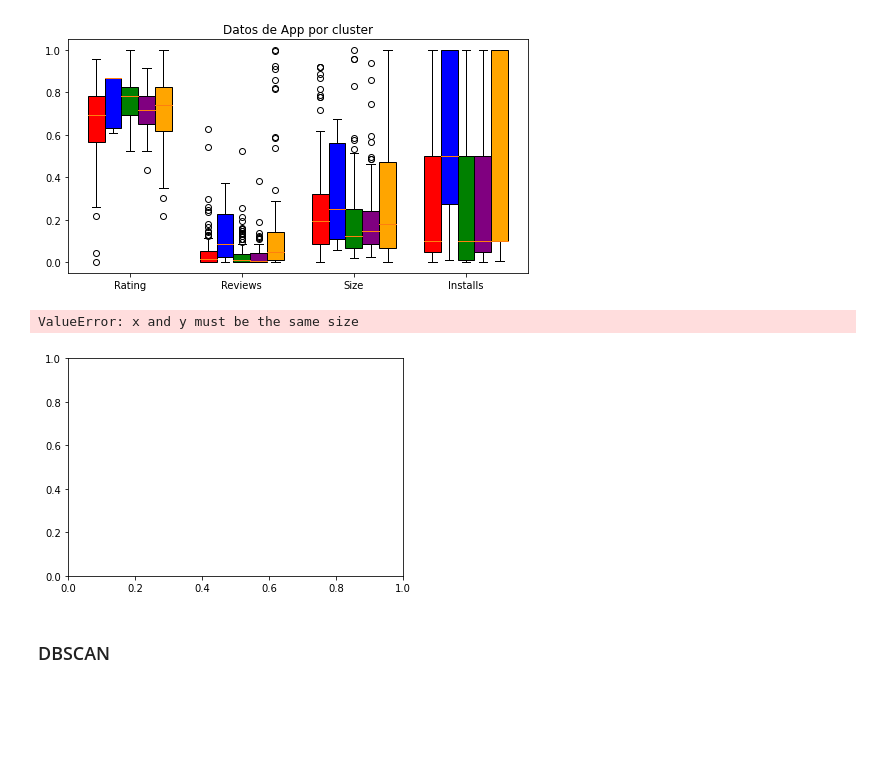
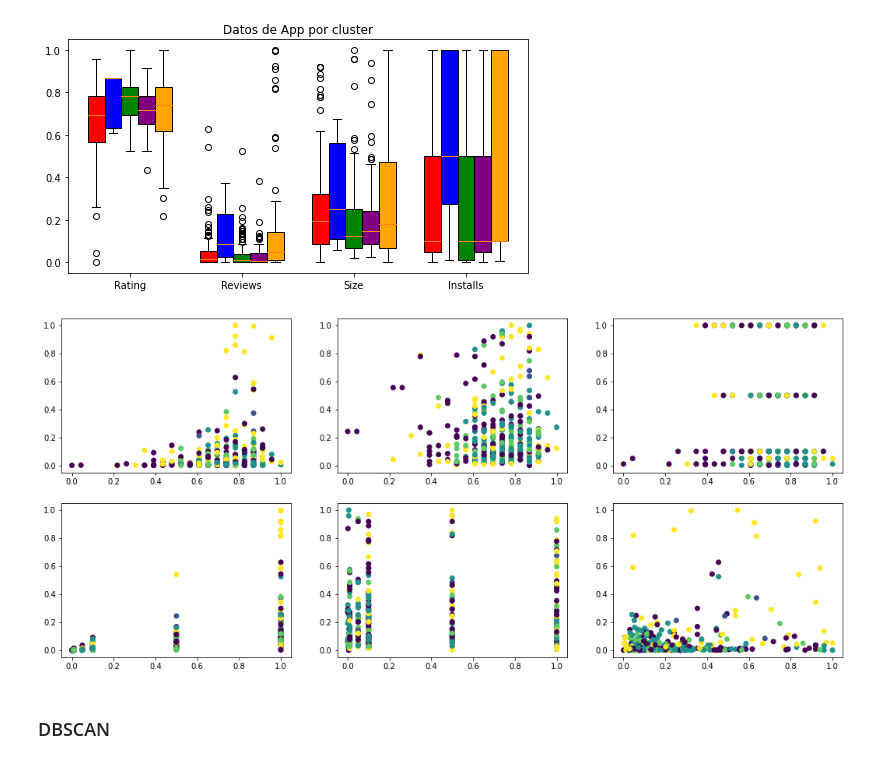
Before and after one commit to G-Urrea/Google-Play-Store-Mining, a Jupyter notebook: ExperimentoPregunta2.ipynb, the cells around one changed output. Drawn from its saved outputs; the diff is of its cells as text; code cells hidden in the pictures; blank space fills up the shorter version.

```diff
--- a/ExperimentoPregunta2.ipynb
+++ b/ExperimentoPregunta2.ipynb
@@ -279,12 +277,19 @@ Y3["Installs"] = reEscale(np.array(Y3.Installs), 0, 1)
 ploterK5(Y3, ["Rating", "Reviews", "Size", "Installs"], "Datos de App por cluster")
 # %% [output]
 [figure]
-# %%
-plt.scatter(len(Y3), Y3.Rating, c=Y3.label)
-plt.show()
-# %% [output]
-ValueError: x and y must be the same size
-[figure, removed]
+# %%
+fig, ((ax1, ax2, ax3), (ax4, ax5, ax6)) = plt.subplots(2, 3, figsize=(18,8))
+
+ax1.scatter(Y3.Rating, Y3.Reviews, c=Y3.label)
+ax2.scatter(Y3.Rating, Y3.Size, c=Y3.label)
+ax3.scatter(Y3.Rating, Y3.Installs, c=Y3.label)
+ax4.scatter(Y3.Installs, Y3.Reviews, c=Y3.label)
+ax5.scatter(Y3.Installs, Y3.Size, c=Y3.label)
+ax6.scatter(Y3.Size, Y3.Reviews, c=Y3.label)
+
+plt.show()
+# %% [output]
+[figure, added]
 # %% [markdown]
 ### DBSCAN
 # %%
```
Also changed, not shown: parts of 1 cell of this notebook.
